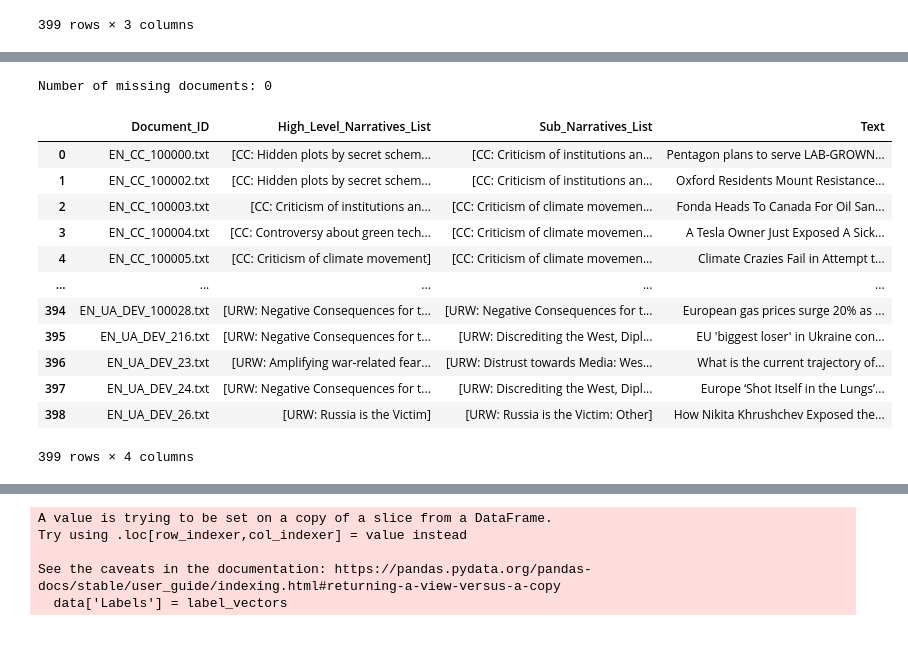
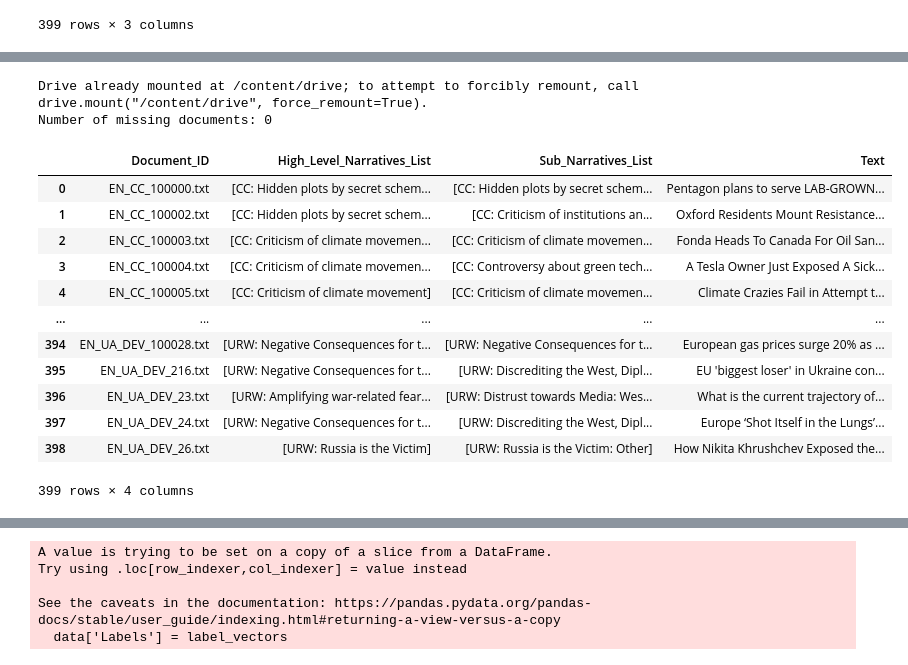
Before and after one commit to parsaeisa/Narrangers, a Jupyter notebook: urwclassifier.ipynb, the cells around one changed output, grey strips where cells are left out. Cells and saved outputs as stored; diff of their text form; code cells hidden in the pictures.

```diff
--- a/urwclassifier.ipynb
+++ b/urwclassifier.ipynb
@@ -32,5 +33,5 @@ Requirement already satisfied: six>=1.5 in /Users/yasamanmajedi/.local/share/vir
 # %%
-file_path = "data/EN/subtask-2-annotations.txt"
+file_path = "https://drive.google.com/uc?id=14WkJGpIWD5ro18JtLoS5axc_73etQl5r"
 df = pd.read_csv(file_path, sep="\t", header=None, names=["Document_ID", "High_Level_Narratives", "Sub_Narratives"])
 # %%
 df
@@ -77,33 +63,34 @@ df
 # %%
-
-documents_folder = 'data/EN/raw-documents'
+drive.mount('/content/drive')
+documents_folder = '/content/drive/My Drive/Colab Notebooks//target_4_December_release/EN/raw-documents'
 
 
 def load_documents(folder_path):
     documents = {}
     for filename in os.listdir(folder_path):
         if filename.endswith(".txt"):  # Ensure only text files are read
             doc_id = filename  # Extract Document_ID from filename
             with open(os.path.join(folder_path, filename), 'r', encoding='utf-8') as file:
                 documents[doc_id] = file.read().strip()
     return documents
 
 # Load document texts into a dictionary
 document_texts = load_documents(documents_folder)
 
 # Map document texts to the DataFrame
 df['Text'] = df['Document_ID'].map(document_texts)
 
 # Check if all documents are successfully mapped
 print(f"Number of missing documents: {df['Text'].isnull().sum()}")
 df
 # %% [output]
+Drive already mounted at /content/drive; to attempt to forcibly remount, call drive.mount("/content/drive", force_remount=True).
 Number of missing documents: 0
 |  | Document_ID | High_Level_Narratives_List | Sub_Narratives_List | Text |
-| 0 | EN_CC_100000.txt | [CC: Hidden plots by secret schem... | [CC: Criticism of institutions an... | Pentagon plans to serve LAB-GROWN... |
+| 0 | EN_CC_100000.txt | [CC: Hidden plots by secret schem... | [CC: Hidden plots by secret schem... | Pentagon plans to serve LAB-GROWN... |
 | 1 | EN_CC_100002.txt | [CC: Hidden plots by secret schem... | [CC: Criticism of institutions an... | Oxford Residents Mount Resistance... |
-| 2 | EN_CC_100003.txt | [CC: Criticism of institutions an... | [CC: Criticism of climate movemen... | Fonda Heads To Canada For Oil San... |
-| 3 | EN_CC_100004.txt | [CC: Controversy about green tech... | [CC: Criticism of climate movemen... | A Tesla Owner Just Exposed A Sick... |
+| 2 | EN_CC_100003.txt | [CC: Criticism of climate movemen... | [CC: Criticism of climate movemen... | Fonda Heads To Canada For Oil San... |
+| 3 | EN_CC_100004.txt | [CC: Criticism of climate movemen... | [CC: Controversy about green tech... | A Tesla Owner Just Exposed A Sick... |
 | 4 | EN_CC_100005.txt | [CC: Criticism of climate movement] | [CC: Criticism of climate movemen... | Climate Crazies Fail in Attempt t... |
 | ... | ... | ... | ... | ... |
 | 394 | EN_UA_DEV_100028.txt | [URW: Negative Consequences for t... | [URW: Negative Consequences for t... | European gas prices surge 20% as ... |
```
Also changed, not shown: parts of 9 cells of this notebook.
